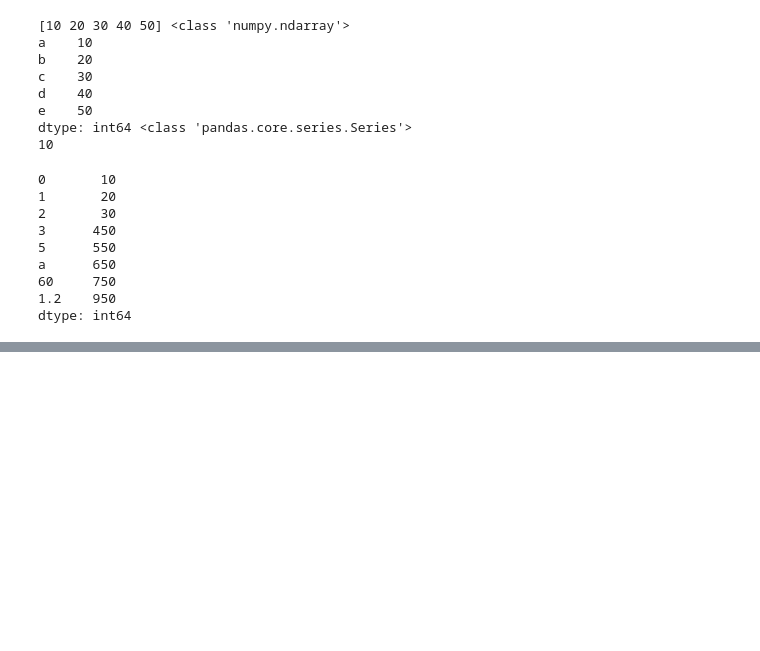
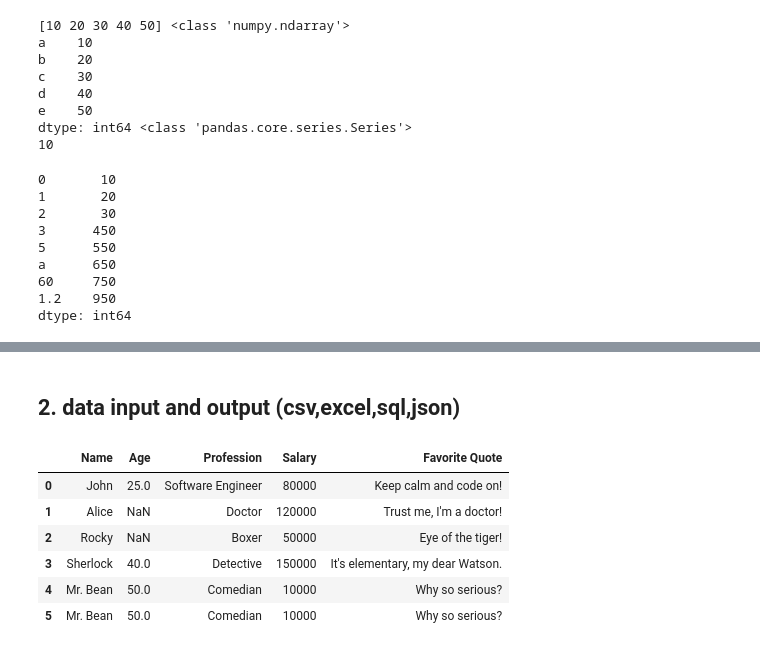
Before and after one commit to Shivacharan16/Data-Analytics-, a Jupyter notebook: pandas.ipynb, the cells around one changed output, grey strips where cells are left out. Drawn from its saved outputs; the diff is of its cells as text; code cells hidden in the pictures; blank space fills up the shorter version.

```diff
--- a/pandas.ipynb
+++ b/pandas.ipynb
@@ -143,0 +247,16 @@ dtype: object
+# %% [markdown]
+## 2. data input and output (csv,excel,sql,json)
+# %%
+# importing data from csv file
+import os
+os.getcwd()
+df_csv = pd.read_csv("CSV_data.csv")
+df_csv
+# %% [output]
+|  | Name | Age | Profession | Salary | Favorite Quote |
+| 0 | John | 25.0 | Software Engineer | 80000 | Keep calm and code on! |
+| 1 | Alice | NaN | Doctor | 120000 | Trust me, I'm a doctor! |
+| 2 | Rocky | NaN | Boxer | 50000 | Eye of the tiger! |
+| 3 | Sherlock | 40.0 | Detective | 150000 | It's elementary, my dear Watson. |
+| 4 | Mr. Bean | 50.0 | Comedian | 10000 | Why so serious? |
+| 5 | Mr. Bean | 50.0 | Comedian | 10000 | Why so serious? |
```
Also changed, not shown: parts of 17 cells of this notebook, 2 other files.
